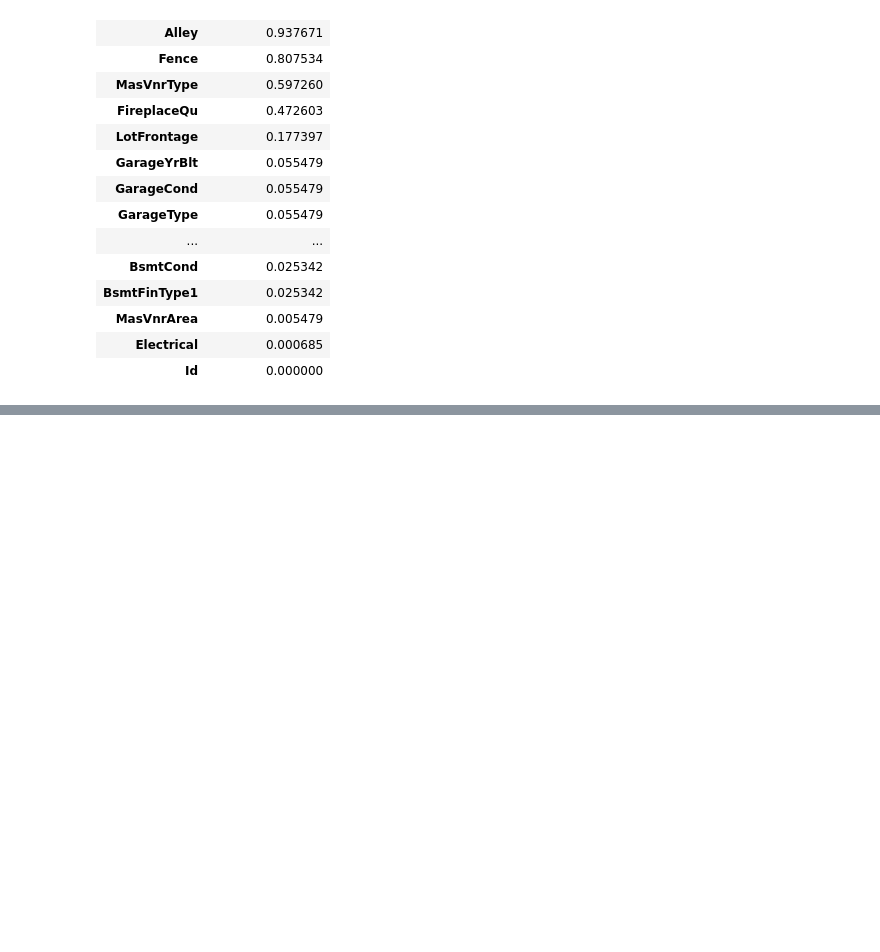
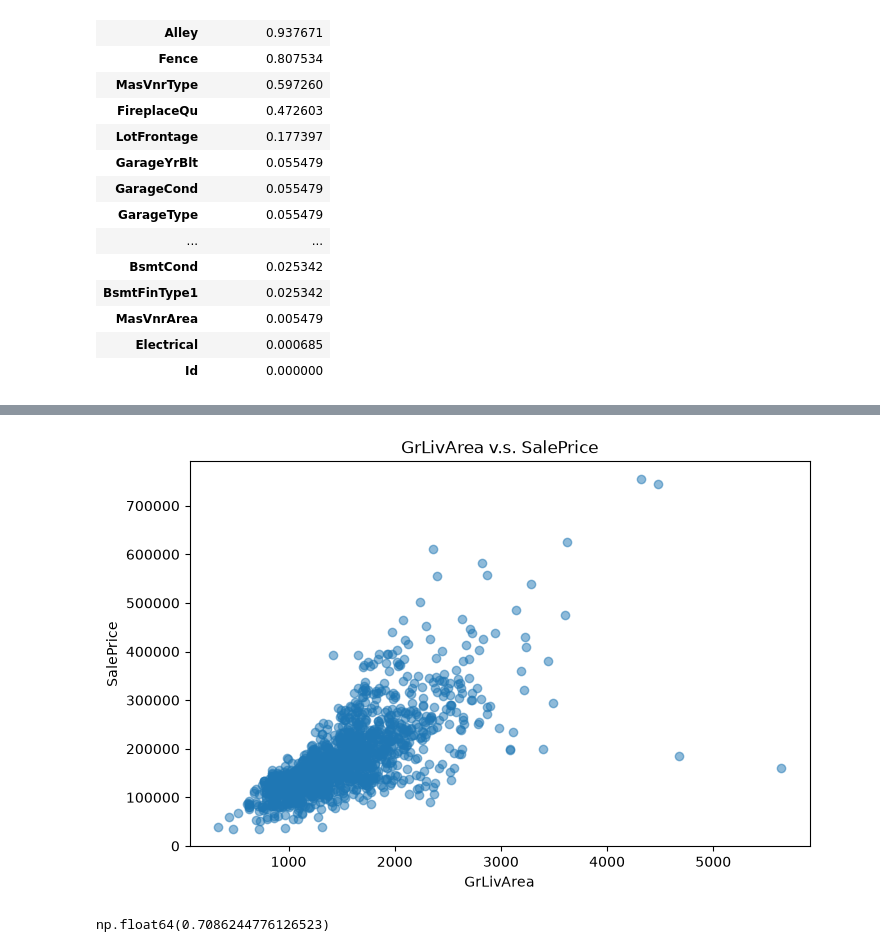
Before and after one commit to ZengruiHan/House-Prices---Advanced-Regression-Techniques, a Jupyter notebook: notebooks/01_data_exploration.ipynb, the cells around one changed output, grey strips where cells are left out. Saved outputs shown, nothing was run; the diff lists cells and outputs as text; code cells hidden in the pictures; blank space fills up the shorter version.

```diff
--- a/notebooks/01_data_exploration.ipynb
+++ b/notebooks/01_data_exploration.ipynb
@@ -59,0 +73,18 @@ missing_summary.head(20)
+# %%
+plt.figure(figsize=(8,5))
+
+plt.scatter(
+    train["GrLivArea"],
+    train["SalePrice"],
+    alpha = 0.5
+    )
+
+plt.xlabel("GrLivArea")
+plt.ylabel("SalePrice")
+plt.title("GrLivArea v.s. SalePrice")
+plt.show()
+
+train["GrLivArea"].corr(train["SalePrice"])
+# %% [output]
+[figure, added]
+np.float64(0.7086244776126523)
```
Also changed, not shown: parts of 6 cells of this notebook, 2 other files.
